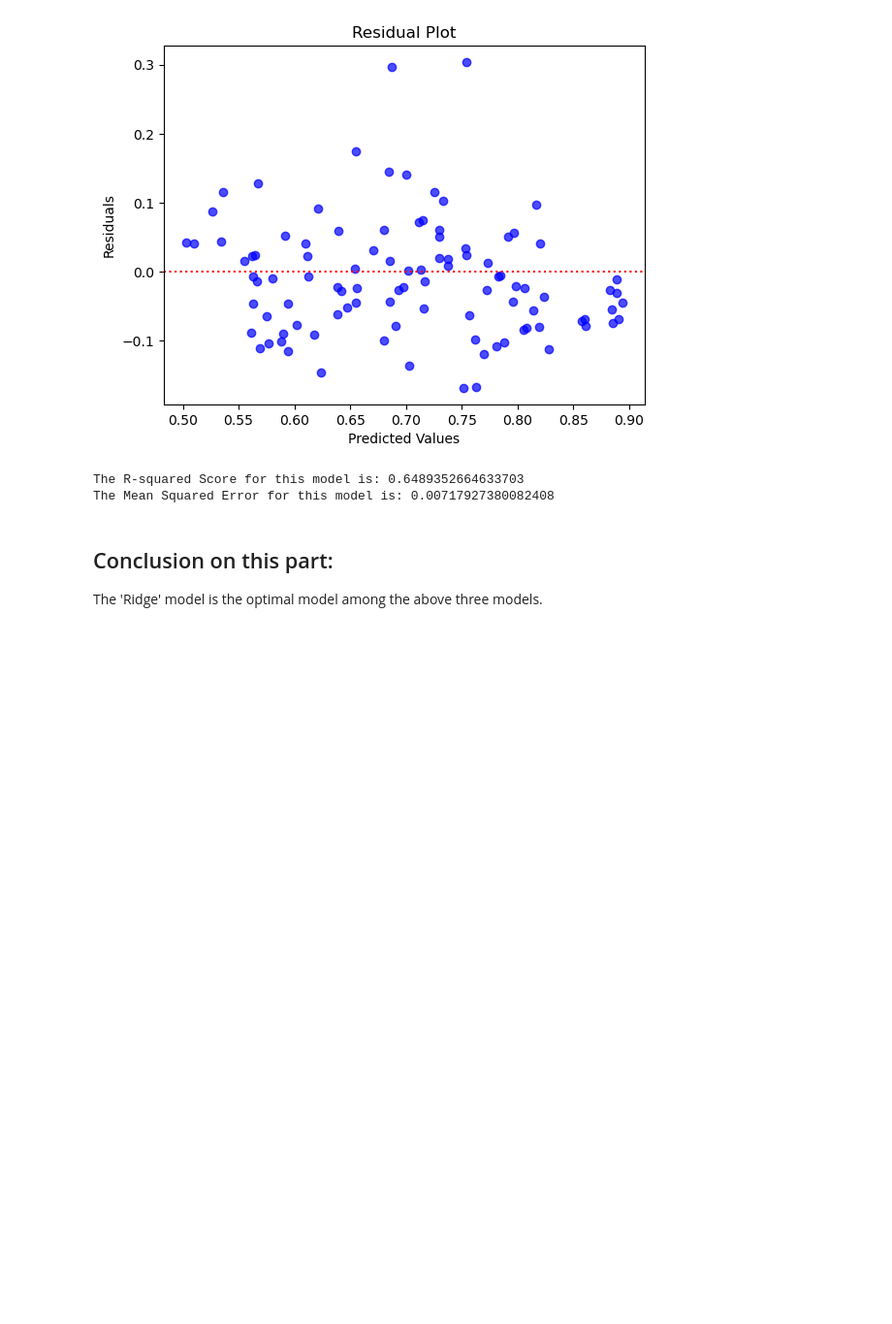
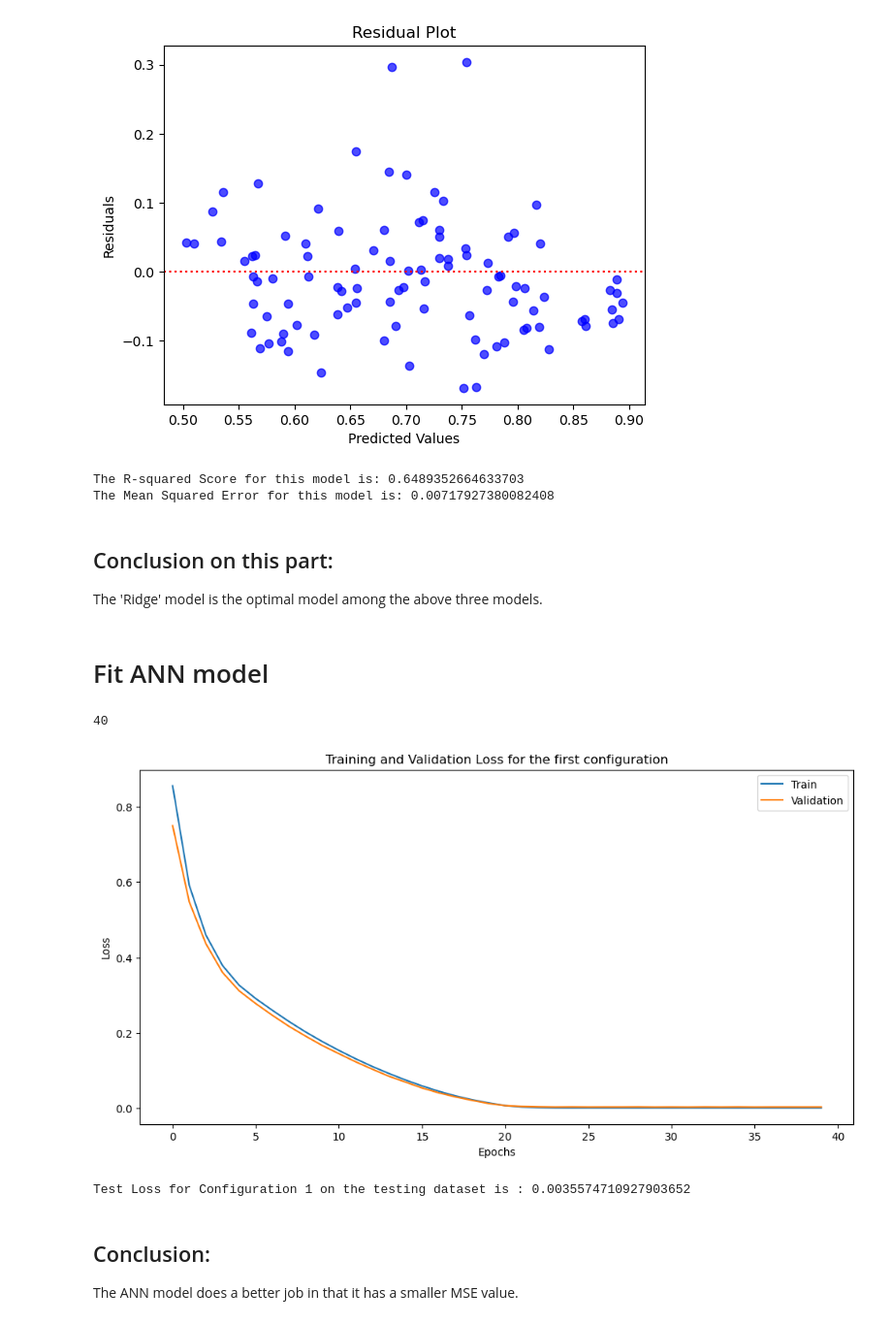
Before and after one commit to anly512/5300-project-group-26, a Jupyter notebook: code.ipynb, the cells around one changed output. Shown at 97% size. Saved outputs shown, nothing was run; the diff lists cells and outputs as text; code cells hidden in the pictures; blank space fills up the shorter version.

```diff
--- a/code.ipynb
+++ b/code.ipynb
@@ -353,3 +357,52 @@ The Mean Squared Error for this model is: 0.00717927380082408
 # %% [markdown]
 ## Conclusion on this part:
 The 'Ridge' model is the optimal model among the above three models.
+# %% [markdown]
+# Fit ANN model
+# %%
+## Data normalization
+X_train = preprocessing.normalize(X_train, axis=0)
+X_val = preprocessing.normalize(X_val, axis=0)
+y_train = preprocessing.normalize(pd.DataFrame(y_train), axis=0)
+y_val = preprocessing.normalize(pd.DataFrame(y_val), axis=0)
+# %%
+input_shape=(X_train.shape[1],)
+callback = keras.callbacks.EarlyStopping(monitor='loss',patience=5)
+
+optimizer="rmsprop"
+loss_function="MeanSquaredError"
+learning_rate=0.001
+numbers_epochs=100
+
+# Fit the ANN model
+model1 = keras.Sequential([
+    layers.Dense(10, activation='sigmoid', input_shape=input_shape, kernel_regularizer=regularizers.l1(0.01)),
+    layers.Dense(10, activation='relu', kernel_regularizer=regularizers.l1(0.01)),
+    layers.Dense(1, activation='tanh'),
+    ])
+
+model1.compile(optimizer=optimizer, loss=loss_function)
+history = model1.fit(X_train, y_train, epochs=100, batch_size=16, validation_data=(X_val, y_val),
+                        callbacks=[callback], verbose=0)
+print(len(history.history['loss']))      # check how many epochs are run
+
+# Plot the progress
+plt.figure(figsize=(12, 6))
+plt.plot(history.history['loss'], label='Train')
+plt.plot(history.history['val_loss'], label='Validation')
+plt.xlabel('Epochs')
+plt.ylabel('Loss')
+plt.legend()
+plt.title('Training and Validation Loss for the first configuration')
+plt.show()
+
+# Fit the model on the testing set and print out the final testing loss
+test_loss = model1.evaluate(X_val, y_val, verbose=0)
+print("Test Loss of this ANN model on the testing dataset is :", test_loss)
+# %% [output]
+40
+[figure, added]
+Test Loss for Configuration 1 on the testing dataset is : 0.0035574710927903652
+# %% [markdown]
+## Conclusion:
+The ANN model does a better job in that it has a smaller MSE value.
```
Also changed, not shown: parts of 1 cell of this notebook.
